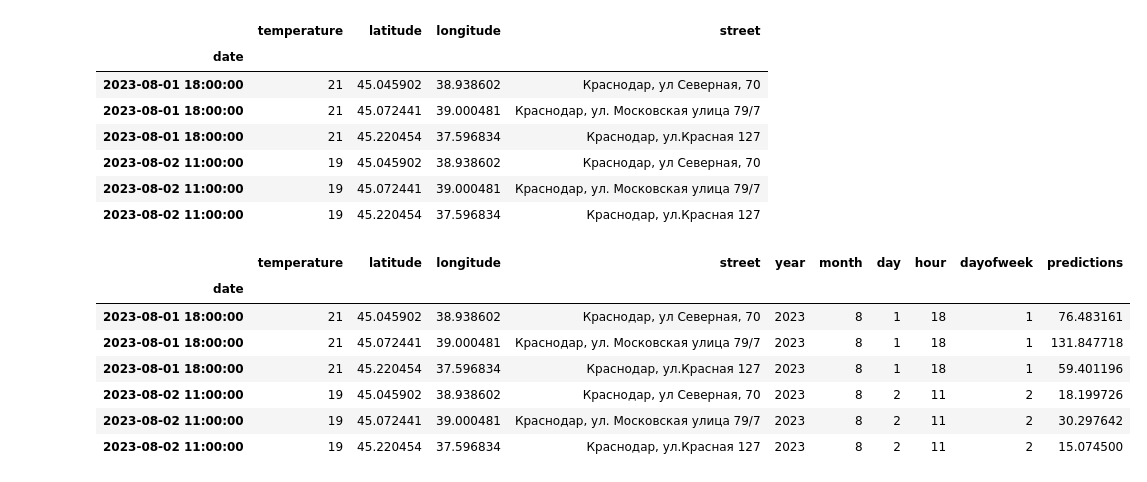
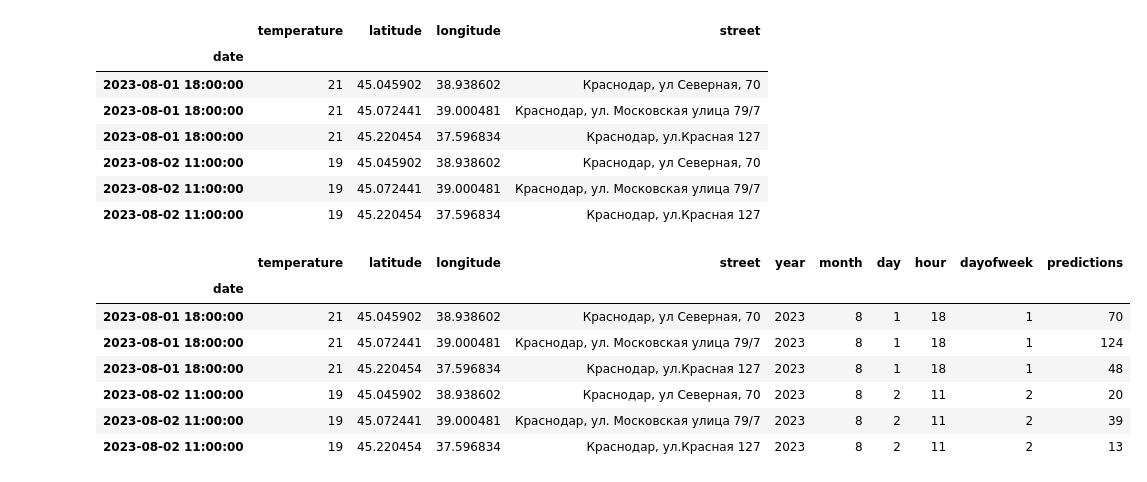
Before and after one commit to SayderG/ProjectX3, a Jupyter notebook: ML/Jupyter_notebooks/Traffic.ipynb, the cells around one changed output. Saved outputs shown, nothing was run; the diff lists cells and outputs as text; code cells hidden in the pictures.

```diff
--- a/ML/Jupyter_notebooks/Traffic.ipynb
+++ b/ML/Jupyter_notebooks/Traffic.ipynb
@@ -271,8 +268,6 @@ data
 # %% [markdown]
 ### Предсказания
 # %%
-
-
 np.random.seed(0)
 temperatures = np.random.randint(10, 30, size=24)
 
@@ -289,8 +284,9 @@ data['month'] = data.index.month
 data['day'] = data.index.day
 data['hour'] = data.index.hour
 data['dayofweek'] = data.index.dayofweek
-
-# Make predictions using your trained model
+cat_columns=['year','month','day','hour','dayofweek']
+for col in cat_columns:
+    data[col]=data[col].astype('category')
 
 # Drop the 'number_of_cars' column from the new data
 features = data
@@ -863,31 +700,0 @@ ValueError: Length of values (3) does not match length of index (3985)
-# %%
-
-
-# Set the desired date range
-start_date = '2023-01-01'
-end_date = '2023-06-16'
-
-# Generate a date range with hourly frequency
-date_range = pd.date_range(start=start_date, end=end_date, freq='H')
-
-
-# Generate data with higher car counts during peak hours on working days
-data = {
-    'date': date_range,
-    'number_of_cars': [
-        np.random.randint(50, 100) if ((date.hour  in range(7,10) or date.hour in range (17,20)) and date.weekday() <6) else np.random.randint(0, 50)
-        for date in date_range
-    ]
-}
-
-df = pd.DataFrame(data)
-
-# Convert the 'date' column to datetime index
-df.set_index('date', inplace=True)
-
-
-df['temperature'] = [generate_temperature(date) for date in df.index]
-
-df['latitude'] = location_1[0]
-df['longitude']  = location_1[1]
-df['street'] = "Краснодар, ул Северная, 70"
@@ -1026,8 +807,6 @@ combined_df['street'] = combined_df['street'].astype('category')
 # %%
 tscv = TimeSeriesSplit(n_splits=5)
 scoring_metric='neg_mean_squared_error'
-# %%
-combined_df.set_index('date', inplace=True)
 # %%
 combined_df
 # %% [output]
@@ -1217,31 +904,31 @@ display(data)
 # %%
 data['year'] = data.index.year
 data['month'] = data.index.month
 data['day'] = data.index.day
 data['hour'] = data.index.hour
 data['dayofweek'] = data.index.dayofweek
 
 cat_columns=['year','month','day','hour','dayofweek','street']
 for col in cat_columns:
     data[col]=data[col].astype('category')
 
 # Drop the 'number_of_cars' column from the new data
 features = data
 
 # Make predictions using your trained model
 predictions = model_lgbm.predict(features)
 
 # Add the predictions to the data DataFrame
-data['predictions'] = predictions
+data['predictions'] = np.round(predictions).astype(int)
 
 # Display the generated dataset
 display(data)
 # %% [output]
 |  | temperature | latitude | longitude | street | year | month | day | hour | dayofweek | predictions |
 | date |  |  |  |  |  |  |  |  |  |  |
-| 2023-08-01 18:00:00 | 21 | 45.045902 | 38.938602 | Краснодар, ул Северная, 70 | 2023 | 8 | 1 | 18 | 1 | 76.483161 |
-| 2023-08-01 18:00:00 | 21 | 45.072441 | 39.000481 | Краснодар, ул. Московская улица 79/7 | 2023 | 8 | 1 | 18 | 1 | 131.847718 |
-| 2023-08-01 18:00:00 | 21 | 45.220454 | 37.596834 | Краснодар, ул.Красная 127 | 2023 | 8 | 1 | 18 | 1 | 59.401196 |
-| 2023-08-02 11:00:00 | 19 | 45.045902 | 38.938602 | Краснодар, ул Северная, 70 | 2023 | 8 | 2 | 11 | 2 | 18.199726 |
-| 2023-08-02 11:00:00 | 19 | 45.072441 | 39.000481 | Краснодар, ул. Московская улица 79/7 | 2023 | 8 | 2 | 11 | 2 | 30.297642 |
-| 2023-08-02 11:00:00 | 19 | 45.220454 | 37.596834 | Краснодар, ул.Красная 127 | 2023 | 8 | 2 | 11 | 2 | 15.074500 |
+| 2023-08-01 18:00:00 | 21 | 45.045902 | 38.938602 | Краснодар, ул Северная, 70 | 2023 | 8 | 1 | 18 | 1 | 70 |
+| 2023-08-01 18:00:00 | 21 | 45.072441 | 39.000481 | Краснодар, ул. Московская улица 79/7 | 2023 | 8 | 1 | 18 | 1 | 124 |
+| 2023-08-01 18:00:00 | 21 | 45.220454 | 37.596834 | Краснодар, ул.Красная 127 | 2023 | 8 | 1 | 18 | 1 | 48 |
+| 2023-08-02 11:00:00 | 19 | 45.045902 | 38.938602 | Краснодар, ул Северная, 70 | 2023 | 8 | 2 | 11 | 2 | 20 |
+| 2023-08-02 11:00:00 | 19 | 45.072441 | 39.000481 | Краснодар, ул. Московская улица 79/7 | 2023 | 8 | 2 | 11 | 2 | 39 |
+| 2023-08-02 11:00:00 | 19 | 45.220454 | 37.596834 | Краснодар, ул.Красная 127 | 2023 | 8 | 2 | 11 | 2 | 13 |
```
Also changed, not shown: parts of 36 cells of this notebook, 4 other files.
